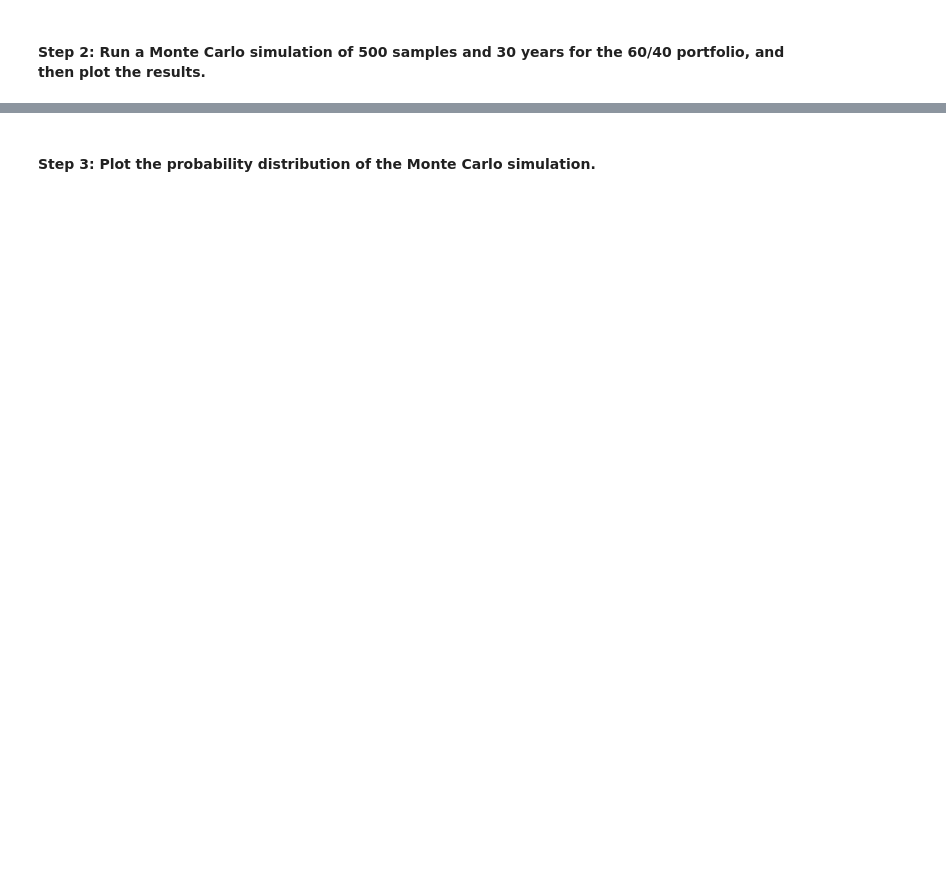
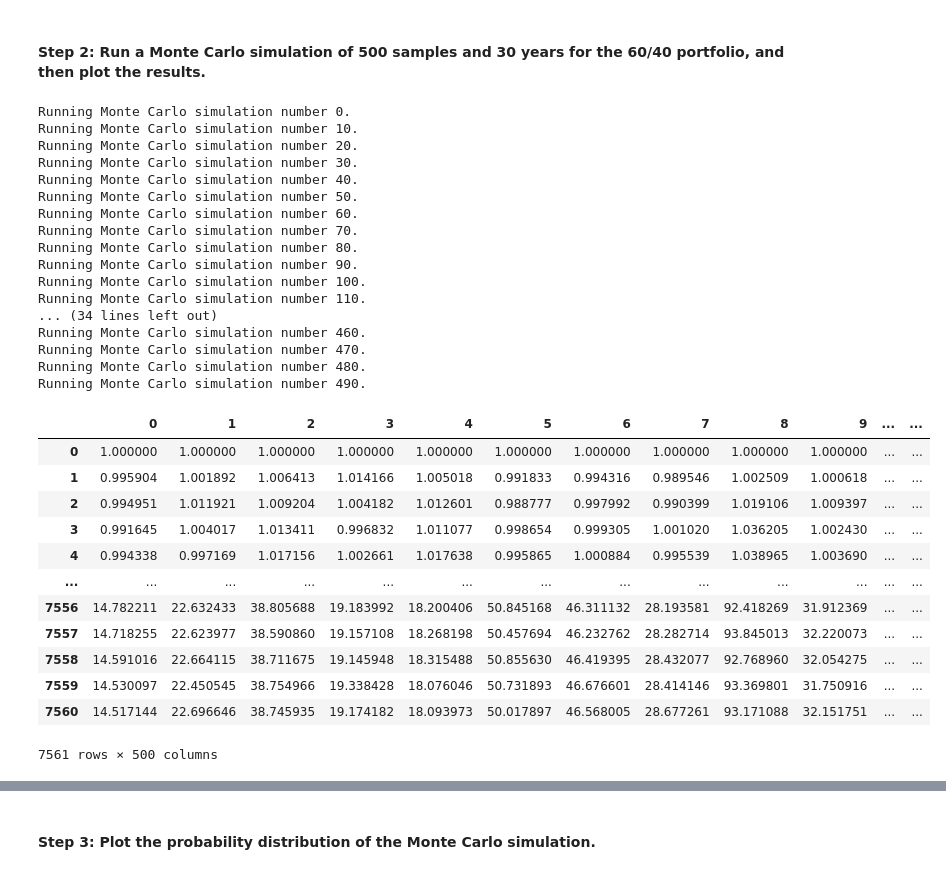
Before and after one commit to Aheesh/fin_planner, a Jupyter notebook: financial_planning_tools.ipynb, the cells around one changed output, grey strips where cells are left out. Saved outputs shown, nothing was run; the diff lists cells and outputs as text; code cells hidden in the pictures; blank space fills up the shorter version.

```diff
--- a/financial_planning_tools.ipynb
+++ b/financial_planning_tools.ipynb
@@ -461,6 +483,37 @@ In this section, you’ll use the MCForecastTools library to create a Monte Carl
 # %%
 # Run the Monte Carlo simulation to forecast 30 years cumulative returns
-# YOUR CODE HERE
+MC_sim.calc_cumulative_return()
+# %% [output]
+Running Monte Carlo simulation number 0.
+Running Monte Carlo simulation number 10.
+Running Monte Carlo simulation number 20.
+Running Monte Carlo simulation number 30.
+Running Monte Carlo simulation number 40.
+Running Monte Carlo simulation number 50.
+Running Monte Carlo simulation number 60.
+Running Monte Carlo simulation number 70.
+Running Monte Carlo simulation number 80.
+Running Monte Carlo simulation number 90.
+Running Monte Carlo simulation number 100.
+Running Monte Carlo simulation number 110.
+... (34 lines left out)
+Running Monte Carlo simulation number 460.
+Running Monte Carlo simulation number 470.
+Running Monte Carlo simulation number 480.
+Running Monte Carlo simulation number 490.
+|  | 0 | 1 | 2 | 3 | 4 | 5 | 6 | 7 | 8 | 9 | ... | ... |
+| 0 | 1.000000 | 1.000000 | 1.000000 | 1.000000 | 1.000000 | 1.000000 | 1.000000 | 1.000000 | 1.000000 | 1.000000 | ... | ... |
+| 1 | 0.995904 | 1.001892 | 1.006413 | 1.014166 | 1.005018 | 0.991833 | 0.994316 | 0.989546 | 1.002509 | 1.000618 | ... | ... |
+| 2 | 0.994951 | 1.011921 | 1.009204 | 1.004182 | 1.012601 | 0.988777 | 0.997992 | 0.990399 | 1.019106 | 1.009397 | ... | ... |
+| 3 | 0.991645 | 1.004017 | 1.013411 | 0.996832 | 1.011077 | 0.998654 | 0.999305 | 1.001020 | 1.036205 | 1.002430 | ... | ... |
+| 4 | 0.994338 | 0.997169 | 1.017156 | 1.002661 | 1.017638 | 0.995865 | 1.000884 | 0.995539 | 1.038965 | 1.003690 | ... | ... |
+| ... | ... | ... | ... | ... | ... | ... | ... | ... | ... | ... | ... | ... |
+| 7556 | 14.782211 | 22.632433 | 38.805688 | 19.183992 | 18.200406 | 50.845168 | 46.311132 | 28.193581 | 92.418269 | 31.912369 | ... | ... |
+| 7557 | 14.718255 | 22.623977 | 38.590860 | 19.157108 | 18.268198 | 50.457694 | 46.232762 | 28.282714 | 93.845013 | 32.220073 | ... | ... |
+| 7558 | 14.591016 | 22.664115 | 38.711675 | 19.145948 | 18.315488 | 50.855630 | 46.419395 | 28.432077 | 92.768960 | 32.054275 | ... | ... |
+| 7559 | 14.530097 | 22.450545 | 38.754966 | 19.338428 | 18.076046 | 50.731893 | 46.676601 | 28.414146 | 93.369801 | 31.750916 | ... | ... |
+| 7560 | 14.517144 | 22.696646 | 38.745935 | 19.174182 | 18.093973 | 50.017897 | 46.568005 | 28.677261 | 93.171088 | 32.151751 | ... | ... |
+7561 rows × 500 columns
 # %%
 # Visualize the 30-year Monte Carlo simulation by creating an
 # overlay line plot
```
Also changed, not shown: parts of 8 cells of this notebook.
